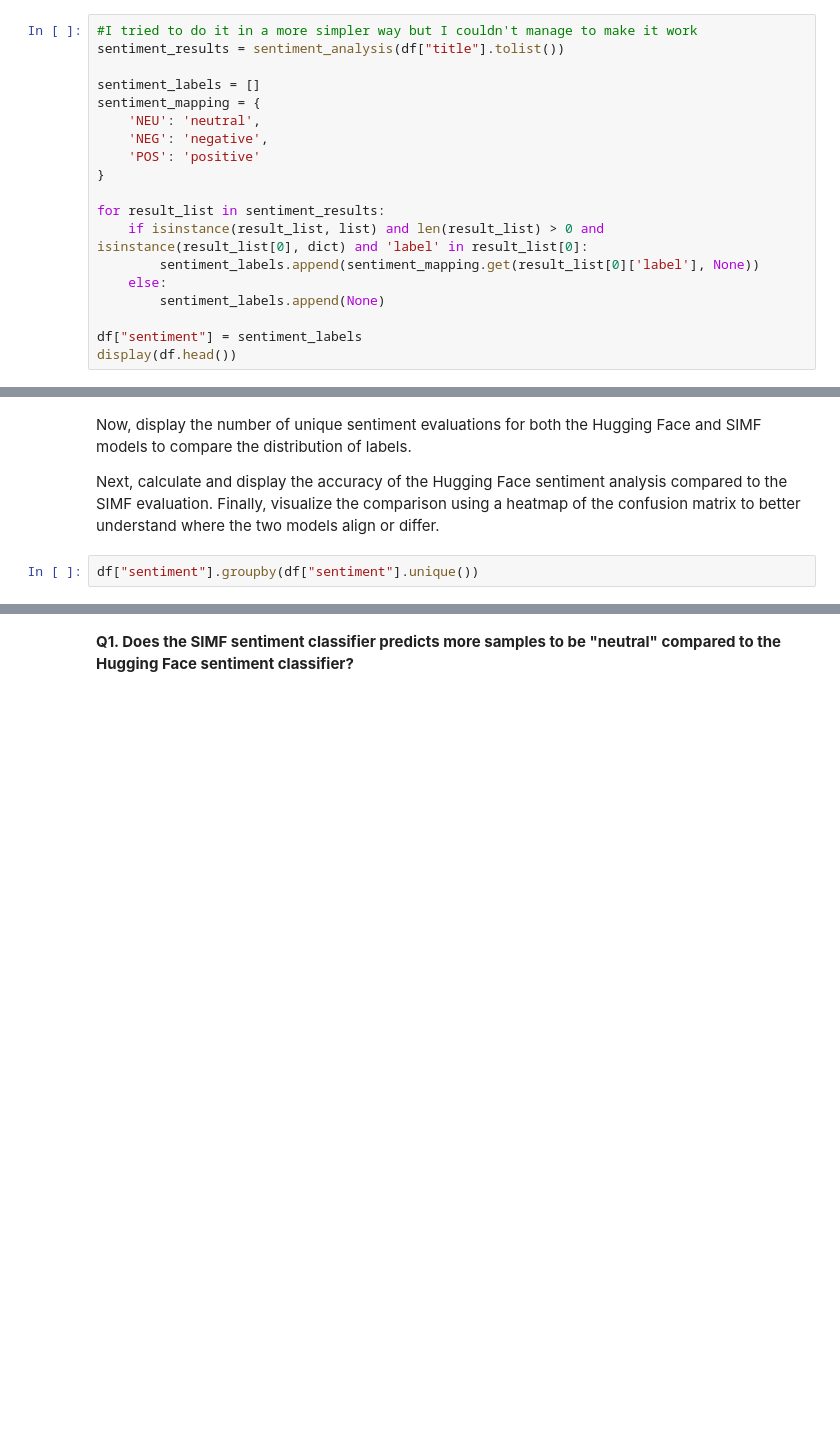
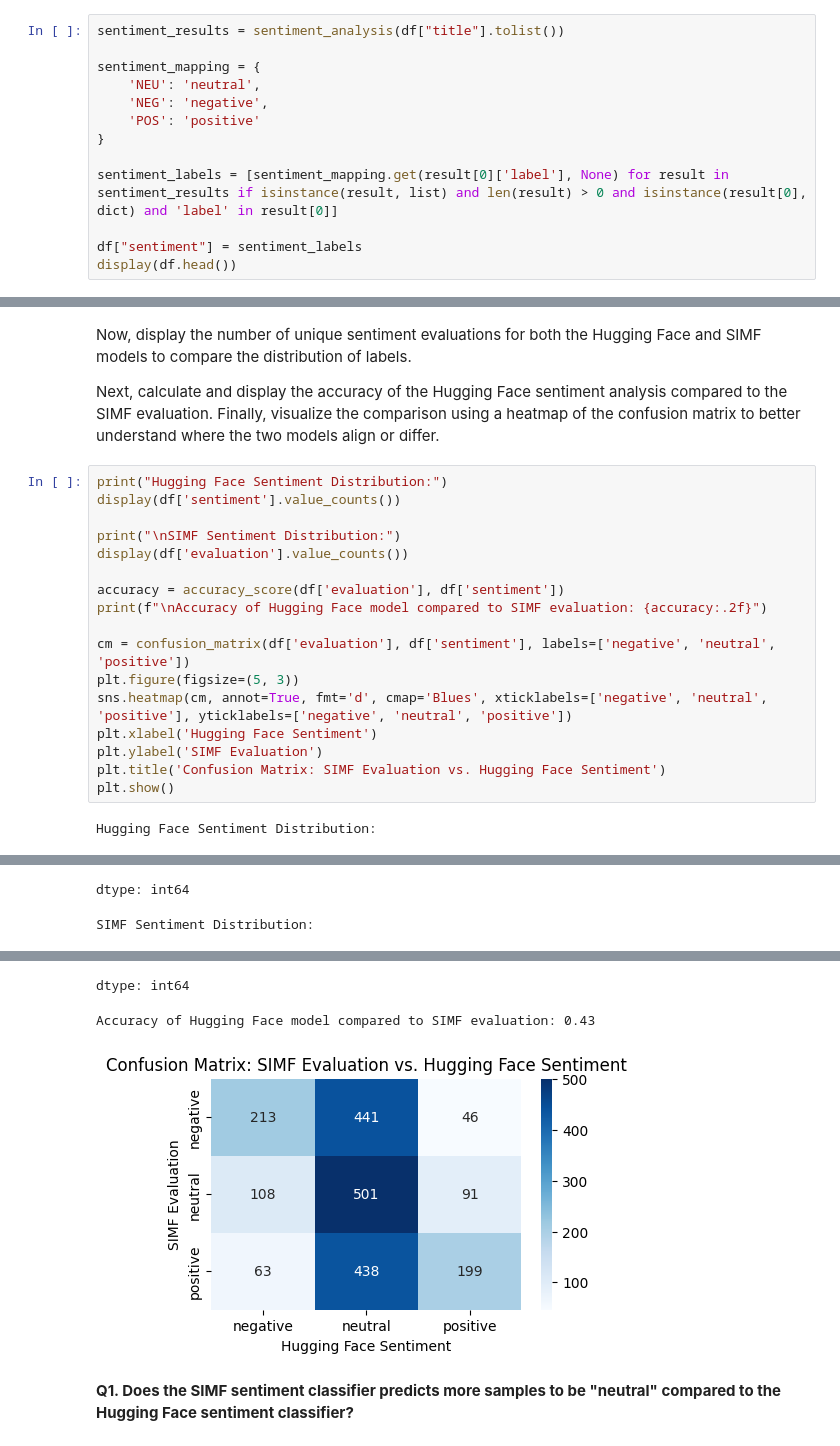
Before and after one commit to AmirJffr/DataScience-and-Machine-Learning-Master-SI, a Jupyter notebook: Assignements/Part 5/Assignment_part_5.ipynb, the cells around one changed output, grey strips where cells are left out. Drawn from its saved outputs; the diff is of its cells as text; blank space fills up the shorter version.

```diff
--- a/Assignements/Part 5/Assignment_part_5.ipynb
+++ b/Assignements/Part 5/Assignment_part_5.ipynb
@@ -88,21 +100,15 @@ Make sure to convert the sentiment labels from the model by replacing them with
 
 _Beware that applying the model on all of the rows may take some time_
 # %%
-#I tried to do it in a more simpler way but I couldn't manage to make it work
 sentiment_results = sentiment_analysis(df["title"].tolist())
 
-sentiment_labels = []
 sentiment_mapping = {
     'NEU': 'neutral',
     'NEG': 'negative',
     'POS': 'positive'
 }
 
-for result_list in sentiment_results:
-    if isinstance(result_list, list) and len(result_list) > 0 and isinstance(result_list[0], dict) and 'label' in result_list[0]:
-        sentiment_labels.append(sentiment_mapping.get(result_list[0]['label'], None))
-    else:
-        sentiment_labels.append(None)
+sentiment_labels = [sentiment_mapping.get(result[0]['label'], None) for result in sentiment_results if isinstance(result, list) and len(result) > 0 and isinstance(result[0], dict) and 'label' in result[0]]
 
 df["sentiment"] = sentiment_labels
 display(df.head())
@@ -110,5 +123,22 @@ display(df.head())
 Now, display the number of unique sentiment evaluations for both the Hugging Face and SIMF models to compare the distribution of labels.
 
 Next, calculate and display the accuracy of the Hugging Face sentiment analysis compared to the SIMF evaluation. Finally, visualize the comparison using a heatmap of the confusion matrix to better understand where the two models align or differ.
-# %%
-df["sentiment"].groupby(df["sentiment"].unique())
+# %%
+print("Hugging Face Sentiment Distribution:")
+display(df['sentiment'].value_counts())
+
+print("\nSIMF Sentiment Distribution:")
+display(df['evaluation'].value_counts())
+
+accuracy = accuracy_score(df['evaluation'], df['sentiment'])
+print(f"\nAccuracy of Hugging Face model compared to SIMF evaluation: {accuracy:.2f}")
+
+cm = confusion_matrix(df['evaluation'], df['sentiment'], labels=['negative', 'neutral', 'positive'])
+plt.figure(figsize=(5, 3))
+sns.heatmap(cm, annot=True, fmt='d', cmap='Blues', xticklabels=['negative', 'neutral', 'positive'], yticklabels=['negative', 'neutral', 'positive'])
+plt.xlabel('Hugging Face Sentiment')
+plt.ylabel('SIMF Evaluation')
+plt.title('Confusion Matrix: SIMF Evaluation vs. Hugging Face Sentiment')
+plt.show()
+# %% [output]
+Hugging Face Sentiment Distribution:
@@ -114,0 +150,2 @@ df["sentiment"].groupby(df["sentiment"].unique())
+dtype: int64
+SIMF Sentiment Distribution:
@@ -115,2 +157,5 @@ df["sentiment"].groupby(df["sentiment"].unique())
+dtype: int64
+Accuracy of Hugging Face model compared to SIMF evaluation: 0.43
+[figure, added]
 # %% [markdown]
 **Q1. Does the SIMF sentiment classifier predicts more samples to be "neutral"  compared to the Hugging Face sentiment classifier?**
```
Also changed, not shown: parts of 27 cells of this notebook.
